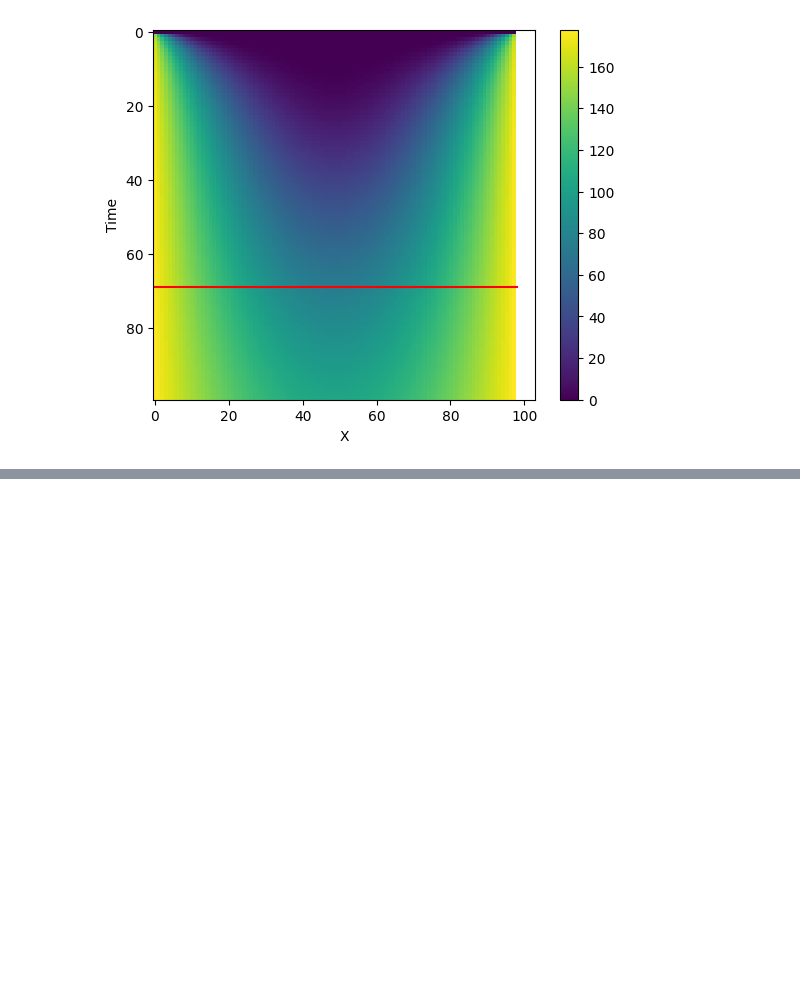
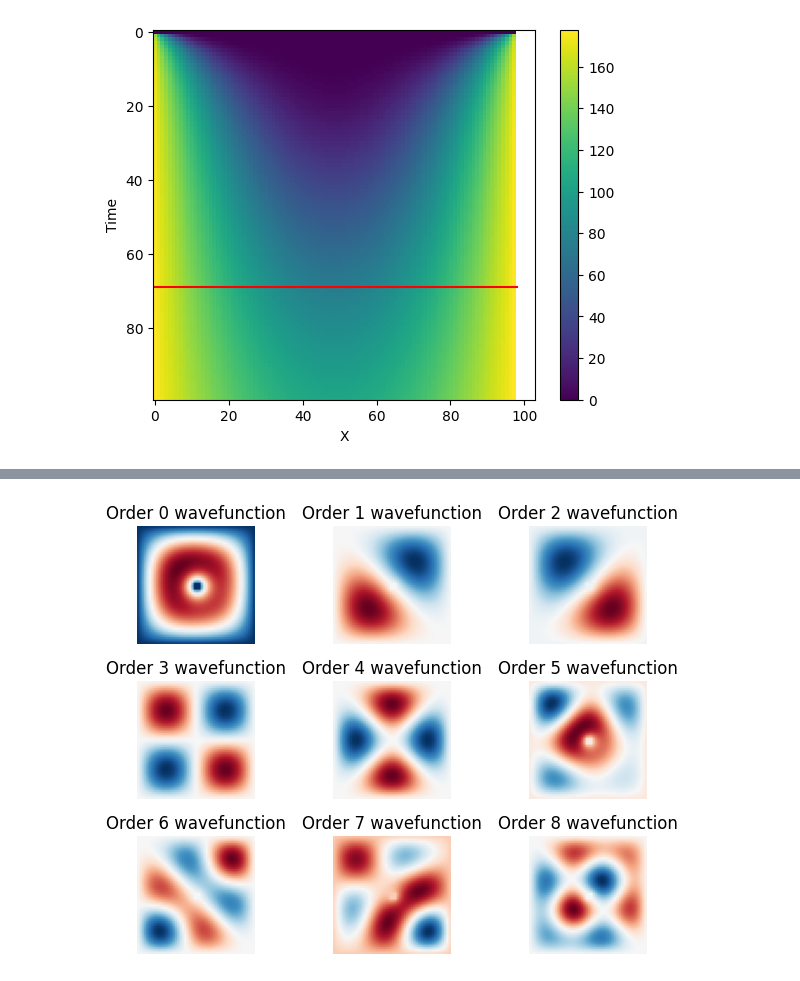
Before and after one commit to csch7/Computational-Physics, a Jupyter notebook: Homework-05.ipynb, the cells around one changed output, grey strips where cells are left out. Saved outputs shown, nothing was run; the diff lists cells and outputs as text; code cells hidden in the pictures; blank space fills up the shorter version.

```diff
--- a/Homework-05.ipynb
+++ b/Homework-05.ipynb
@@ -88,23 +85,42 @@ Time to cook inside of turkey with radius 15.0: 69.0 time steps
 # %%
 from scipy.linalg import eigh
 
 def TwoDWell(N):
   H = np.eye(N**2)
   H *= -4
+  h = 0.1
+
+  V = np.zeros((N,N))
+  V[0,:] = 100
+  V[:,0] = 100
+  V[N-1,:] = 100
+  V[:,N-1] = 100
+  V[N//2-1:N//2+2, N//2-1:N//2+2] = 10000
+  V = V.flatten()
 
   for i in range(1,N**2):
     if i % N == 0: continue
     H[i-1, i] = 1
     H[i, i-1] = 1
   for j in range(N**2-N):
     H[j+N, j] = 1
     H[j, j+N] = 1
-  return -H
+  for vn in range(N**2):
+    H[vn,vn] -= h**2*V[vn]
+  return -(H/h**2)
 
 eval,vec=np.linalg.eigh(TwoDWell(50))
 
-X, Y = np.meshgrid(np.arange(-5, 5), np.arange(-5, 5))
 
+for i in range(9):
+  ax = plt.subplot(3, 3, i+1)
+  ax.set_title("Order {} wavefunction".format(i))
+  ax.imshow(np.reshape(vec[:,i]+eval[i], (50,50,1)), cmap='RdBu')
+  ax.set_axis_off()
 
-plt.plot(vec[::100, ::100]+eval[::100])
+plt.tight_layout()
+plt.show()
+# plt.plot(np.reshape(vec[:, 0]+eval[0], (50,50,1)))
 # plt.plot(vec[:, 1::10]+eval[1::10])
+# %% [output]
+[figure, added]
```
Also changed, not shown: parts of 3 cells of this notebook.
